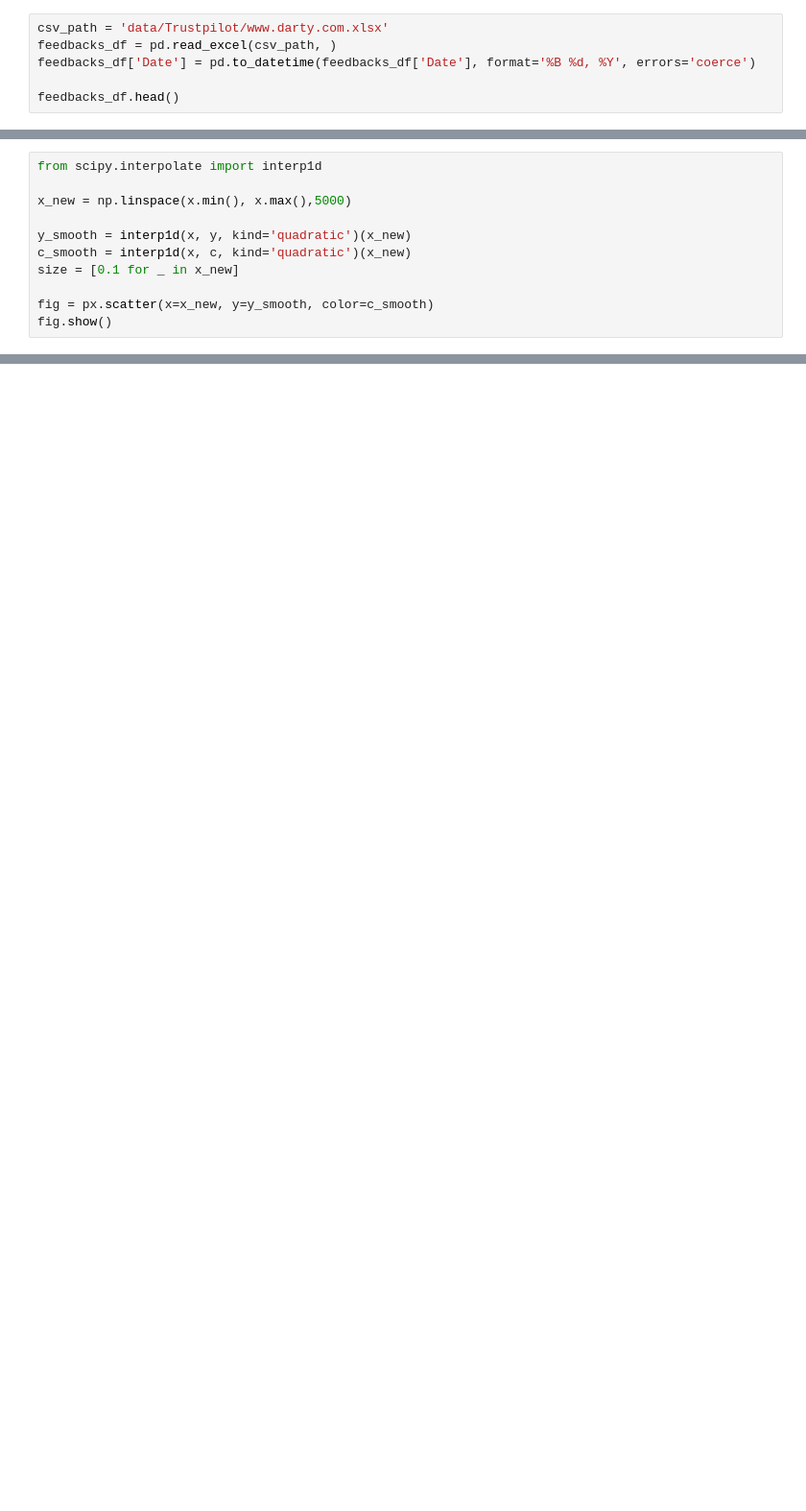
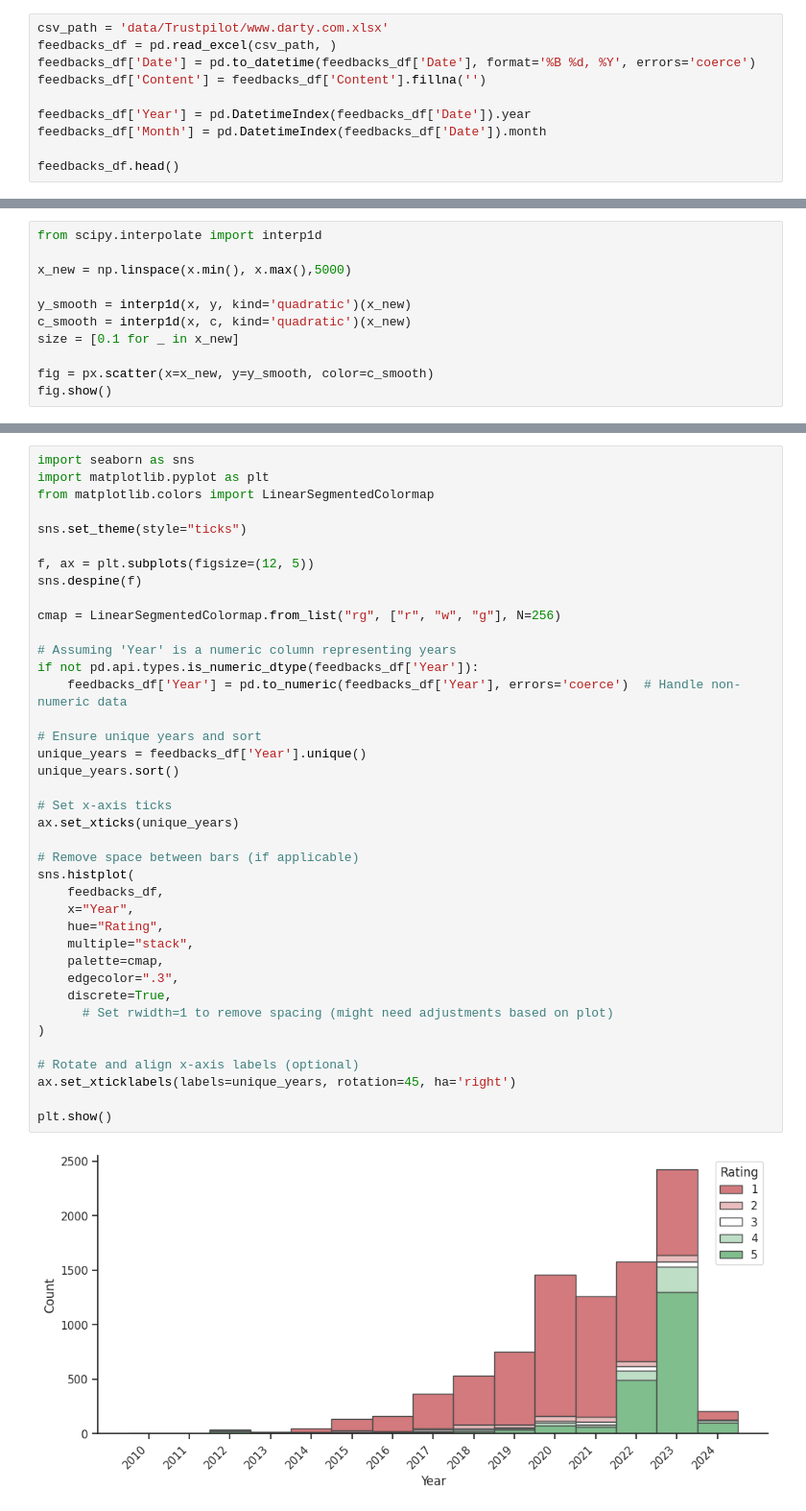
Before and after one commit to ArnaudGardille/Feedback-Analysis, a Jupyter notebook: push_feedbacks.ipynb, the cells around one changed output, grey strips where cells are left out. Shown at 96% size. Saved outputs shown, nothing was run; the diff lists cells and outputs as text; blank space fills up the shorter version.

Commit message:
sending feedbacks

```diff
--- a/push_feedbacks.ipynb
+++ b/push_feedbacks.ipynb
@@ -50,6 +50,10 @@ Retrieved project Darty_trustpilot : 1707312784786x969438007947035500
 csv_path = 'data/Trustpilot/www.darty.com.xlsx'
 feedbacks_df = pd.read_excel(csv_path, )
 feedbacks_df['Date'] = pd.to_datetime(feedbacks_df['Date'], format='%B %d, %Y', errors='coerce')
+feedbacks_df['Content'] = feedbacks_df['Content'].fillna('')
+
+feedbacks_df['Year'] = pd.DatetimeIndex(feedbacks_df['Date']).year
+feedbacks_df['Month'] = pd.DatetimeIndex(feedbacks_df['Date']).month
 
 feedbacks_df.head()
 # %% [output]
@@ -183,0 +92,41 @@ bubble_client.create(
+# %%
+import seaborn as sns
+import matplotlib.pyplot as plt
+from matplotlib.colors import LinearSegmentedColormap
+
+sns.set_theme(style="ticks")
+
+f, ax = plt.subplots(figsize=(12, 5))
+sns.despine(f)
+
+cmap = LinearSegmentedColormap.from_list("rg", ["r", "w", "g"], N=256)
+
+# Assuming 'Year' is a numeric column representing years
+if not pd.api.types.is_numeric_dtype(feedbacks_df['Year']):
+    feedbacks_df['Year'] = pd.to_numeric(feedbacks_df['Year'], errors='coerce')  # Handle non-numeric data
+
+# Ensure unique years and sort
+unique_years = feedbacks_df['Year'].unique()
+unique_years.sort()
+
+# Set x-axis ticks
+ax.set_xticks(unique_years)
+
+# Remove space between bars (if applicable)
+sns.histplot(
+    feedbacks_df,
+    x="Year",
+    hue="Rating",
+    multiple="stack",
+    palette=cmap,
+    edgecolor=".3",
+    discrete=True,
+      # Set rwidth=1 to remove spacing (might need adjustments based on plot)
+)
+
+# Rotate and align x-axis labels (optional)
+ax.set_xticklabels(labels=unique_years, rotation=45, ha='right')
+
+plt.show()
+# %% [output]
+[figure, added]
```
Also changed, not shown: parts of 13 cells of this notebook.
